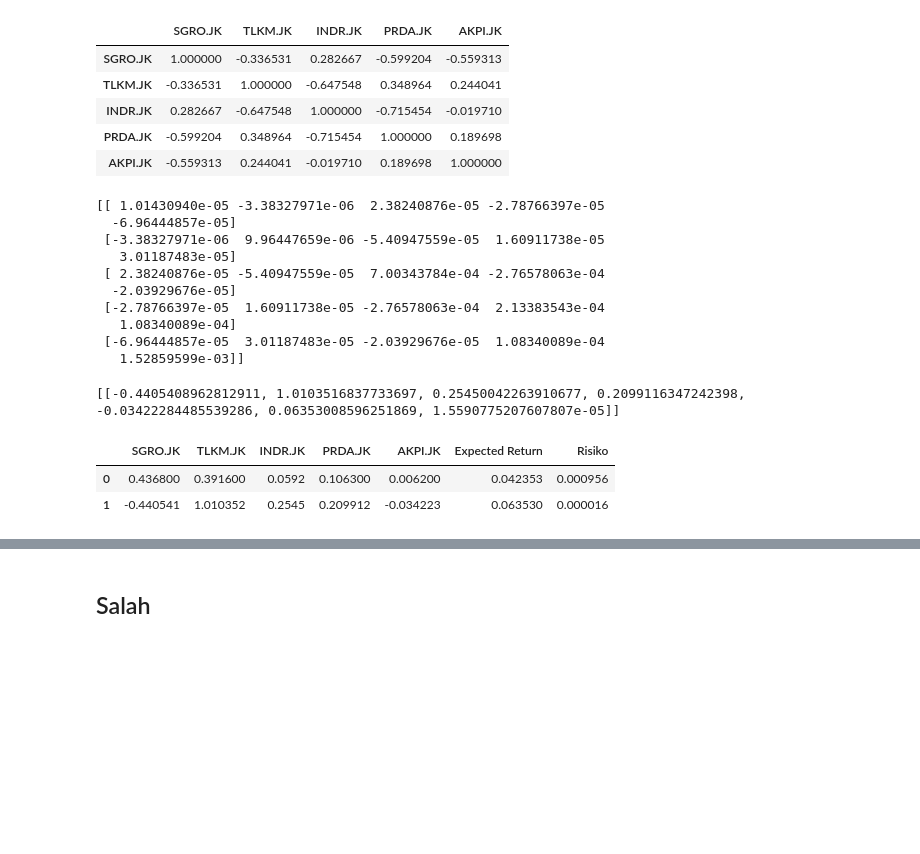
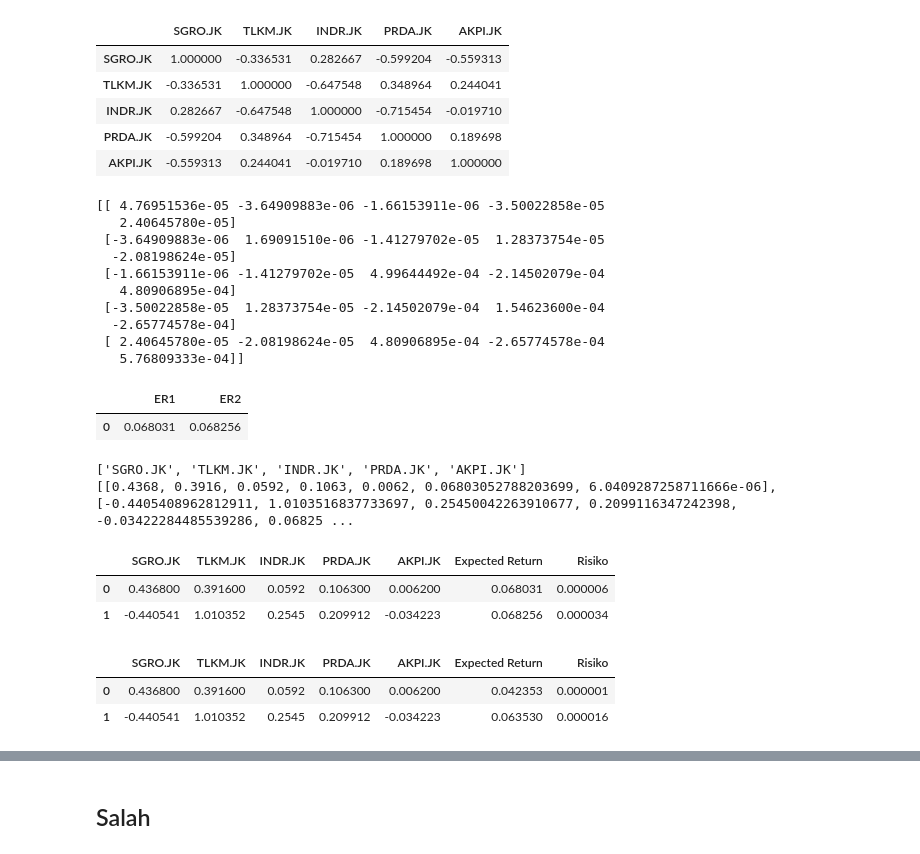
Before and after one commit to relfarizi/Portfolio-Saham, a Jupyter notebook: Portfolio_Saham.ipynb, the cells around one changed output, grey strips where cells are left out. Saved outputs shown, nothing was run; the diff lists cells and outputs as text; code cells hidden in the pictures; blank space fills up the shorter version.

```diff
--- a/Portfolio_Saham.ipynb
+++ b/Portfolio_Saham.ipynb
@@ -357,15 +362,15 @@ df = []
 print(kode_saham)
 for i in range(n) :
   datas = pd.read_csv(github+kode_saham[i]+".csv")
-
   if re.findall("adsad",kode_saham[i]):
     tmp = datas["Close"].tolist()
     data_tmp = convert_to_dollar(tmp)
   else :
     data_tmp =datas["Close"]
+  print(data_tmp.shape)
   df.append(pd.DataFrame(data_tmp))
 
 dataset_2019 = pd.concat(df, axis=1, sort=False)
-dataset_2019 = dataset.dropna()
+dataset_2019 = dataset_2019.dropna()
 dataset_2019.columns = kode_saham
 dataset_2019
@@ -391,0 +377,3 @@ return_saham(dataset_2019)
+# %%
+K_2019 = return_saham(dataset_2019)
+K_2019
@@ -418,38 +409,72 @@ for i in range(n):
     C[i][j] = std_dev[i]*rho[i][j]*std_dev[j]
 print(C)
 # %% [output]
-[[ 1.01430940e-05 -3.38327971e-06  2.38240876e-05 -2.78766397e-05
-  -6.96444857e-05]
- [-3.38327971e-06  9.96447659e-06 -5.40947559e-05  1.60911738e-05
-   3.01187483e-05]
- [ 2.38240876e-05 -5.40947559e-05  7.00343784e-04 -2.76578063e-04
-  -2.03929676e-05]
- [-2.78766397e-05  1.60911738e-05 -2.76578063e-04  2.13383543e-04
-   1.08340089e-04]
- [-6.96444857e-05  3.01187483e-05 -2.03929676e-05  1.08340089e-04
-   1.52859599e-03]]
+[[ 4.76951536e-05 -3.64909883e-06 -1.66153911e-06 -3.50022858e-05
+   2.40645780e-05]
+ [-3.64909883e-06  1.69091510e-06 -1.41279702e-05  1.28373754e-05
+  -2.08198624e-05]
+ [-1.66153911e-06 -1.41279702e-05  4.99644492e-04 -2.14502079e-04
+   4.80906895e-04]
+ [-3.50022858e-05  1.28373754e-05 -2.14502079e-04  1.54623600e-04
+  -2.65774578e-04]
+ [ 2.40645780e-05 -2.08198624e-05  4.80906895e-04 -2.65774578e-04
+   5.76809333e-04]]
+# %%
+def Expected_Return(df_K,df_saham) :
+  return_saham = []
+  n = df_saham.shape[0]
+
+  for i in range(n):
+    sum_ret = 0
+    for saham in df_saham :
+      K = float(df_K[saham])
+      w = float(df_saham[saham][i])
+      sum_ret += K*w
+    return_saham.append(sum_ret)
+  result = pd.DataFrame([return_saham])
+  result.columns = ["ER"+str(x+1) for x in range(n)]
+  return result
+
+Expected_Return(K_2019,new_df.iloc[:2,:n])
+# %% [output]
+|  | ER1 | ER2 |
+| 0 | 0.068031 | 0.068256 |
 # %%
 list_bobot = []
 i = 0
-for bobot in w_new[:1] :
+print(kode_saham)
+
+w_use = new_df.iloc[:2,:n]
+
+ER = Expected_Return(K_2019,w_use)
+
+for bobot in w_use.values :
+  #print(bobot)
   tmp = []
   wT = np.transpose(bobot)
   risk = bobot.dot(C).dot(wT)
   for x in bobot :
     tmp.append(x)
-  tmp.append(list_EK[i])
+  tmp.append(ER.iloc[0,i])
   tmp.append(risk)
   list_bobot.append(tmp)
   i+=1
 print(list_bobot)
 
-df = pd.DataFrame(list_bobot)
-df.columns = column
-df_tmp =df_port
-new_df_port = df_tmp.append(df,ignore_index=True)
+new_df_port = pd.DataFrame(list_bobot)
+new_df_port.columns = column
 new_df_port
+#df_tmp =df_port
+new_df_port
 # %% [output]
-[[-0.4405408962812911, 1.0103516837733697, 0.25450042263910677, 0.2099116347242398, -0.03422284485539286, 0.06353008596251869, 1.5590775207607807e-05]]
+['SGRO.JK', 'TLKM.JK', 'INDR.JK', 'PRDA.JK', 'AKPI.JK']
+[[0.4368, 0.3916, 0.0592, 0.1063, 0.0062, 0.06803052788203699, 6.0409287258711666e-06], [-0.4405408962812911, 1.0103516837733697, 0.25450042263910677, 0.2099116347242398, -0.03422284485539286, 0.06825 ...
 |  | SGRO.JK | TLKM.JK | INDR.JK | PRDA.JK | AKPI.JK | Expected Return | Risiko |
-| 0 | 0.436800 | 0.391600 | 0.0592 | 0.106300 | 0.006200 | 0.042353 | 0.000956 |
-| 1 | -0.440541 | 1.010352 | 0.2545 | 0.209912 | -0.034223 | 0.063530 | 0.000016 |
+| 0 | 0.436800 | 0.391600 | 0.0592 | 0.106300 | 0.006200 | 0.068031 | 0.000006 |
+| 1 | -0.440541 | 1.010352 | 0.2545 | 0.209912 | -0.034223 | 0.068256 | 0.000034 |
+# %%
+new_df.iloc[:2,:]
+# %% [output]
+|  | SGRO.JK | TLKM.JK | INDR.JK | PRDA.JK | AKPI.JK | Expected Return | Risiko |
+| 0 | 0.436800 | 0.391600 | 0.0592 | 0.106300 | 0.006200 | 0.042353 | 0.000001 |
+| 1 | -0.440541 | 1.010352 | 0.2545 | 0.209912 | -0.034223 | 0.063530 | 0.000016 |
```
Also changed, not shown: parts of 9 cells of this notebook.
